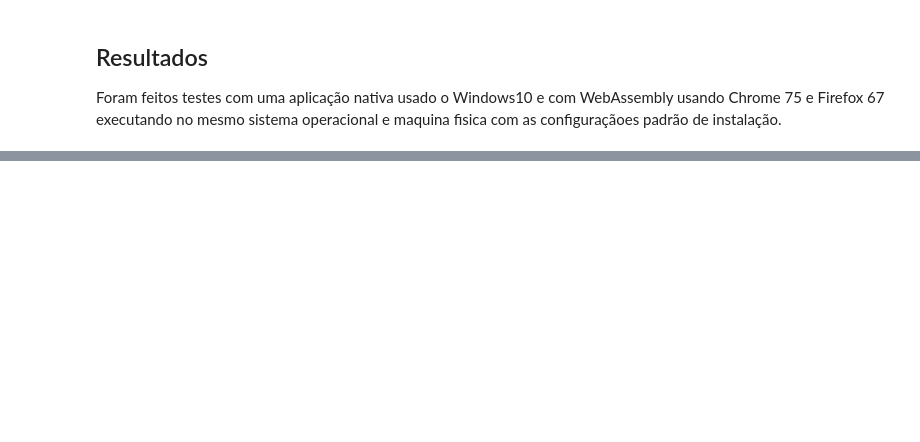
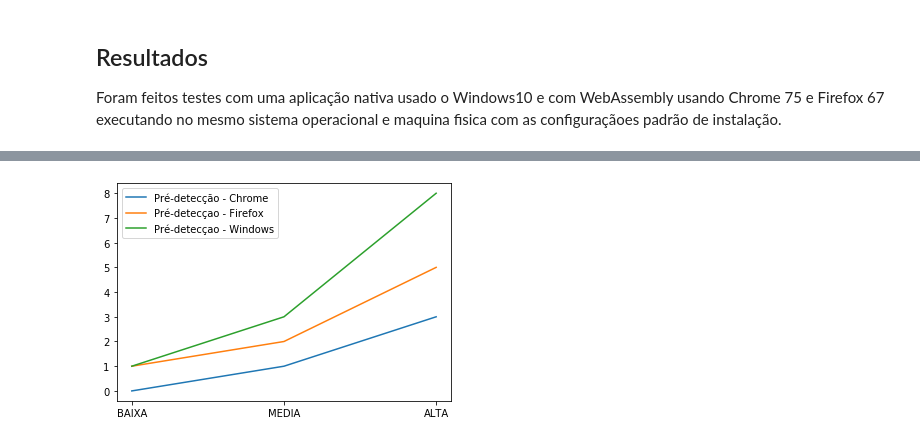
Before and after one commit to lourencoccc/tccwasm, a Jupyter notebook: outcomes/tccwasm_stats.ipynb, the cells around one changed output, grey strips where cells are left out. Cells and saved outputs as stored; diff of their text form; code cells hidden in the pictures; blank space fills up the shorter version.

```diff
--- a/outcomes/tccwasm_stats.ipynb
+++ b/outcomes/tccwasm_stats.ipynb
@@ -49,0 +172,7 @@ df_meta_fd
+# %%
+#dataset,process_time_ms,pre_time_ms,tag_time_ms,pos_time_ms,total_time_ms,system,resolution_label
+df_ds3_group = df_ds3.groupby(['dataset','system', 'resolution_label'])
+df_ds3_st = df_ds3_group[
+    ['process_time_ms','pre_time_ms','tag_time_ms','pos_time_ms','total_time_ms']
+].agg([np.mean, np.median])
+df_ds3_st
@@ -49,0 +229,15 @@ df_meta_fd
+# %%
+pre_c = df_ds3_st.loc['DATASET_3','Chrome_75_Windows']['pre_time_ms']['median'].sort_values()
+pre_f = df_ds3_st.loc['DATASET_3','Firefox_68_Windows']['pre_time_ms']['median'].sort_values()
+pre_w = df_ds3_st.loc['DATASET_3','WINDOWS_10_WIN32']['pre_time_ms']['median'].sort_values()
+activity = ["BAIXA", "MEDIA", "ALTA"]
+
+fig, ax = plt.subplots()
+ax.plot(activity, pre_c, label="Pré-detecção - Chrome")
+ax.plot(activity, pre_f, label="Pré-detecçao - Firefox")
+ax.plot(activity, pre_w, label="Pré-detecçao - Windows")
+ax.legend()
+
+plt.show()
+# %% [output]
+[figure, added]
```
Also changed, not shown: parts of 24 cells of this notebook, 41 other files.
